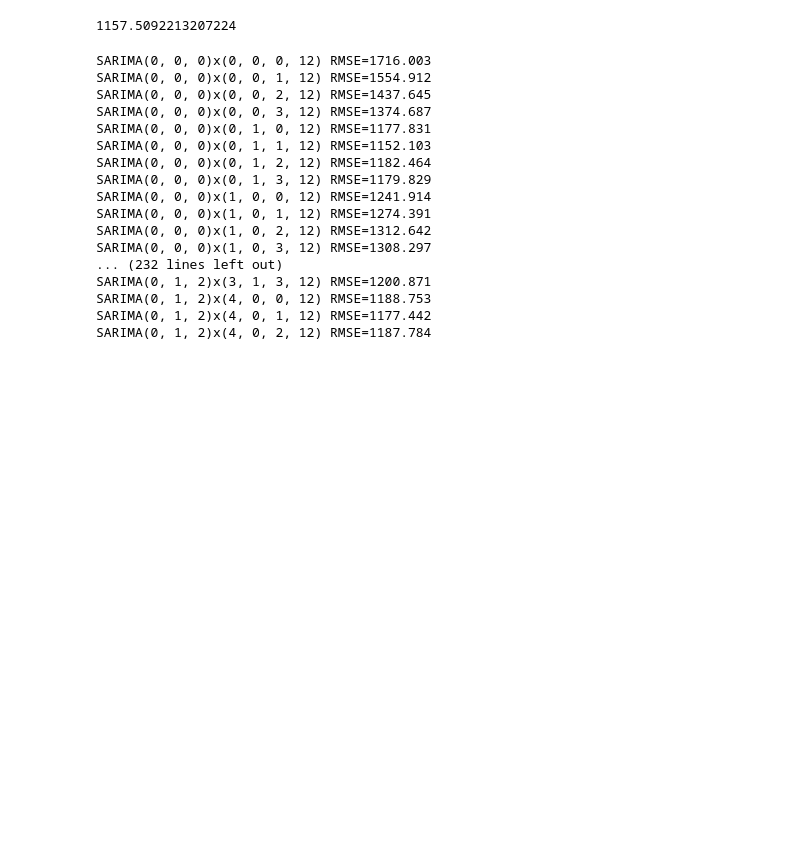
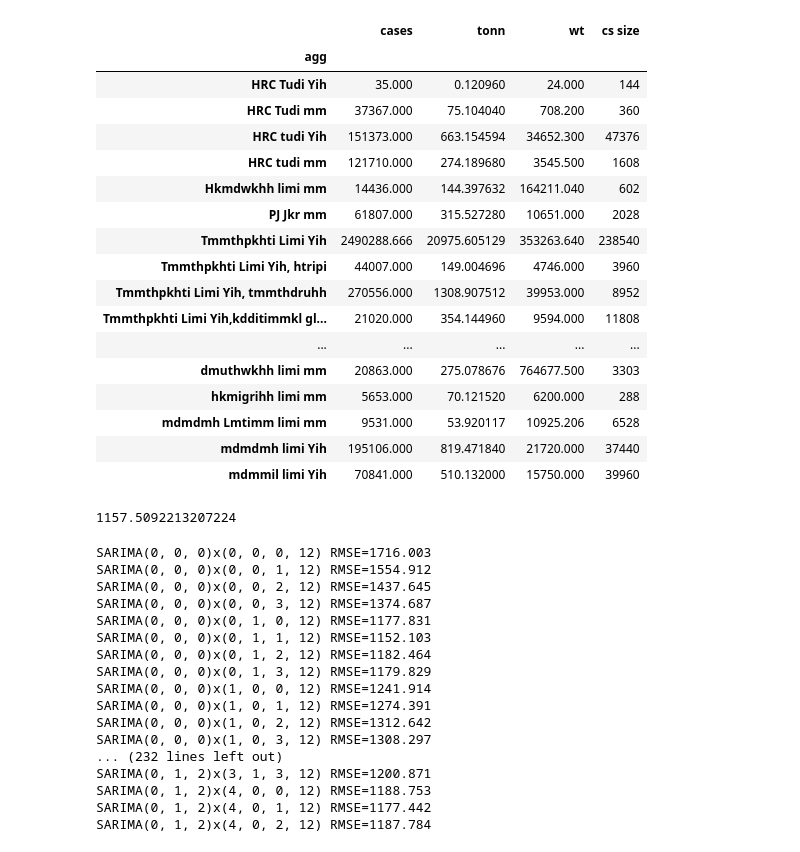
Before and after one commit to mswastik/forecasting, a Jupyter notebook: SARIMAv1.ipynb, the cells around one changed output. Saved outputs shown, nothing was run; the diff lists cells and outputs as text; code cells hidden in the pictures; blank space fills up the shorter version.

```diff
--- a/SARIMAv1.ipynb
+++ b/SARIMAv1.ipynb
@@ -25,3 +57,24 @@ df1 = df1.resample('M').sum()
+# %%
+df1
+# %% [output]
+|  | cases | tonn | wt | cs size |
+| agg |  |  |  |  |
+| HRC Tudi Yih | 35.000 | 0.120960 | 24.000 | 144 |
+| HRC Tudi mm | 37367.000 | 75.104040 | 708.200 | 360 |
+| HRC tudi Yih | 151373.000 | 663.154594 | 34652.300 | 47376 |
+| HRC tudi mm | 121710.000 | 274.189680 | 3545.500 | 1608 |
+| Hkmdwkhh limi mm | 14436.000 | 144.397632 | 164211.040 | 602 |
+| PJ Jkr mm | 61807.000 | 315.527280 | 10651.000 | 2028 |
+| Tmmthpkhti Limi Yih | 2490288.666 | 20975.605129 | 353263.640 | 238540 |
+| Tmmthpkhti Limi Yih, htripi | 44007.000 | 149.004696 | 4746.000 | 3960 |
+| Tmmthpkhti Limi Yih, tmmthdruhh | 270556.000 | 1308.907512 | 39953.000 | 8952 |
+| Tmmthpkhti Limi Yih,kdditimmkl gl... | 21020.000 | 354.144960 | 9594.000 | 11808 |
+| ... | ... | ... | ... | ... |
+| dmuthwkhh limi mm | 20863.000 | 275.078676 | 764677.500 | 3303 |
+| hkmigrihh limi mm | 5653.000 | 70.121520 | 6200.000 | 288 |
+| mdmdmh Lmtimm limi mm | 9531.000 | 53.920117 | 10925.206 | 6528 |
+| mdmdmh limi Yih | 195106.000 | 819.471840 | 21720.000 | 37440 |
+| mdmmil limi Yih | 70841.000 | 510.132000 | 15750.000 | 39960 |
 # %%
 def evaluate_arima_model(X, arima_order,s_order):
     splits = TimeSeriesSplit(n_splits=3)
```
Also changed, not shown: parts of 4 cells of this notebook.
